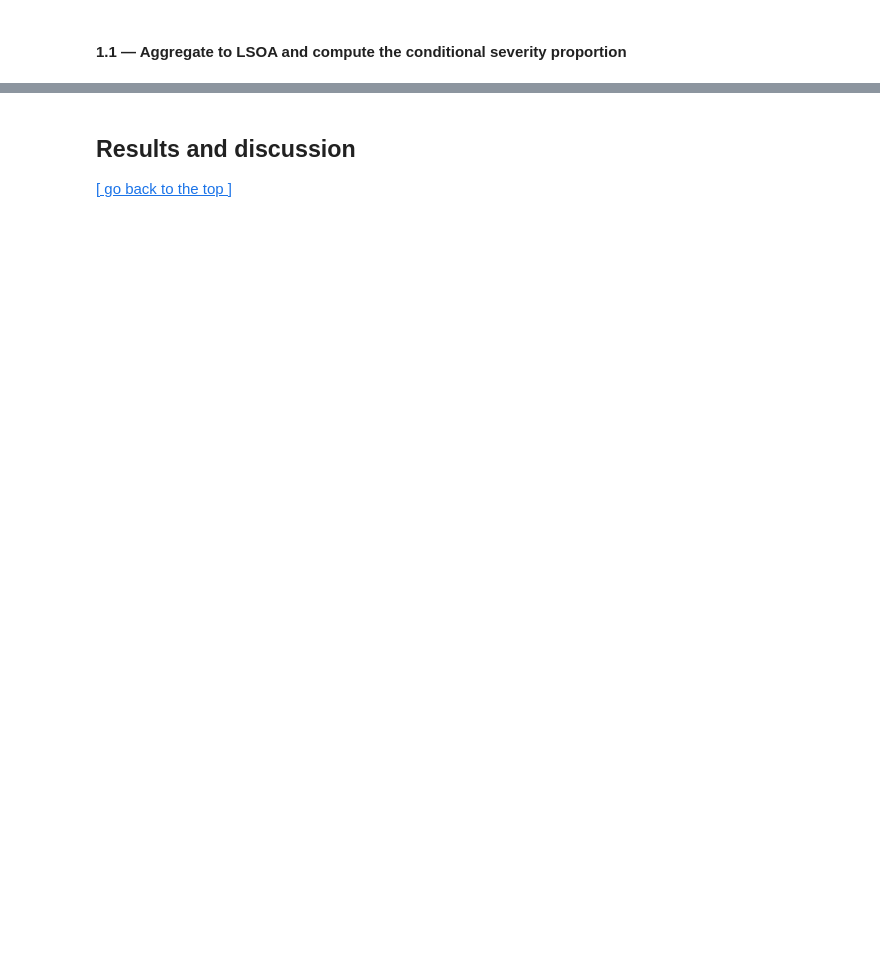
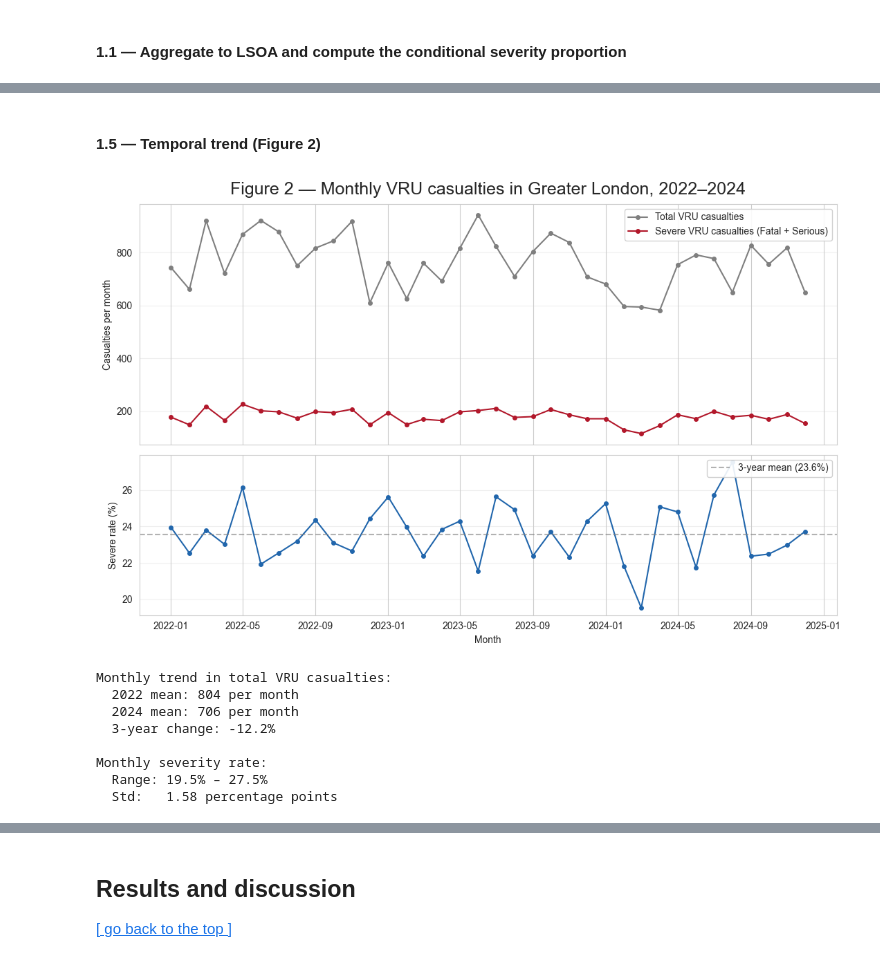
Before and after one commit to Yuxiang2526/casa0006-vru-london, a Jupyter notebook: notebooks/analysis.ipynb, the cells around one changed output, grey strips where cells are left out. Cells and saved outputs as stored; diff of their text form; code cells hidden in the pictures; blank space fills up the shorter version.

```diff
--- a/notebooks/analysis.ipynb
+++ b/notebooks/analysis.ipynb
@@ -649,0 +693,68 @@ print(f"\nFigure 4c saved to: {fig_dir / 'fig04c_borough_choropleth.png'}")
+# %% [markdown]
+#### 1.5 — Temporal trend (Figure 2)
+# %%
+# Beyond spatial clustering, the temporal dimension of VRU severity carries direct policy relevance — the Mayor's Vision Zero strategy targets year-on-year reductions in casualty counts. We plot monthly counts of total and severe VRU casualties (top panel) and the monthly severity rate as a percentage (bottom panel) across the 36 months of the analysis period.
+
+# === Figure 2: 36-month time series of VRU casualties ===
+
+# Aggregate to monthly counts (using the original 27,478-row df, not the LSOA frame)
+df_monthly = (
+    df.assign(month=df["date"].dt.to_period("M").dt.to_timestamp())
+      .groupby("month")
+      .agg(total=("severe", "size"),
+           severe=("severe", "sum"))
+      .reset_index()
+)
+df_monthly["severe_rate"] = df_monthly["severe"] / df_monthly["total"]
+
+# Two-panel plot
+fig, (ax1, ax2) = plt.subplots(2, 1, figsize=(11, 7), sharex=True,
+                                gridspec_kw={"height_ratios": [3, 2]})
+
+# Top panel: monthly counts
+ax1.plot(df_monthly["month"], df_monthly["total"], "o-", color="#7f7f7f",
+         label="Total VRU casualties", linewidth=1.5, markersize=4)
+ax1.plot(df_monthly["month"], df_monthly["severe"], "o-", color="#b2182b",
+         label="Severe VRU casualties (Fatal + Serious)", linewidth=1.5, markersize=4)
+ax1.set_ylabel("Casualties per month")
+ax1.legend(loc="upper right", framealpha=0.9)
+ax1.grid(axis="y", alpha=0.3)
+ax1.set_title("Figure 2 — Monthly VRU casualties in Greater London, 2022–2024",
+              fontsize=18, pad=10)
+
+# Bottom panel: monthly severity rate (%)
+mean_rate_pct = df["severe"].mean() * 100
+ax2.plot(df_monthly["month"], df_monthly["severe_rate"] * 100, "o-",
+         color="#2166ac", linewidth=1.5, markersize=4)
+ax2.axhline(mean_rate_pct, color="grey", linestyle="--", alpha=0.6,
+            label=f"3-year mean ({mean_rate_pct:.1f}%)")
+ax2.set_ylabel("Severe rate (%)")
+ax2.set_xlabel("Month")
+ax2.legend(loc="upper right", framealpha=0.9)
+ax2.grid(axis="y", alpha=0.3)
+
+plt.tight_layout()
+plt.savefig(fig_dir / "fig02_monthly_timeseries.png", dpi=600, bbox_inches="tight")
+plt.show()
+
+# Key statistics
+y2022 = df_monthly[df_monthly["month"].dt.year == 2022]["total"].mean()
+y2024 = df_monthly[df_monthly["month"].dt.year == 2024]["total"].mean()
+print(f"\nMonthly trend in total VRU casualties:")
+print(f"  2022 mean: {y2022:.0f} per month")
+print(f"  2024 mean: {y2024:.0f} per month")
+print(f"  3-year change: {(y2024/y2022 - 1)*100:+.1f}%")
+print(f"\nMonthly severity rate:")
+print(f"  Range: {df_monthly['severe_rate'].min()*100:.1f}% – "
+      f"{df_monthly['severe_rate'].max()*100:.1f}%")
+print(f"  Std:   {df_monthly['severe_rate'].std()*100:.2f} percentage points")
+# %% [output]
+[figure, added]
+Monthly trend in total VRU casualties:
+  2022 mean: 804 per month
+  2024 mean: 706 per month
+  3-year change: -12.2%
+
+Monthly severity rate:
+  Range: 19.5% – 27.5%
+  Std:   1.58 percentage points
```
Also changed, not shown: parts of 77 cells of this notebook, 16 other files.
